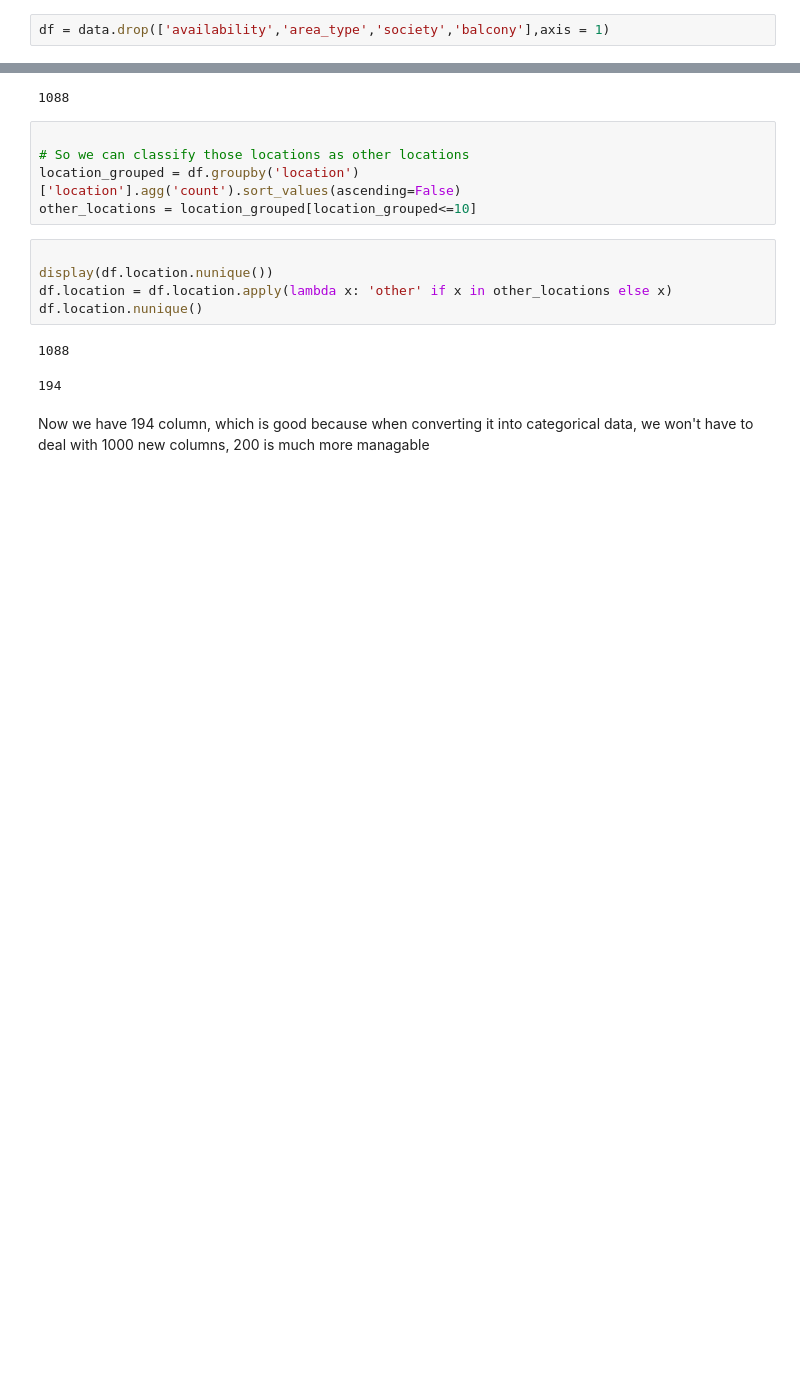
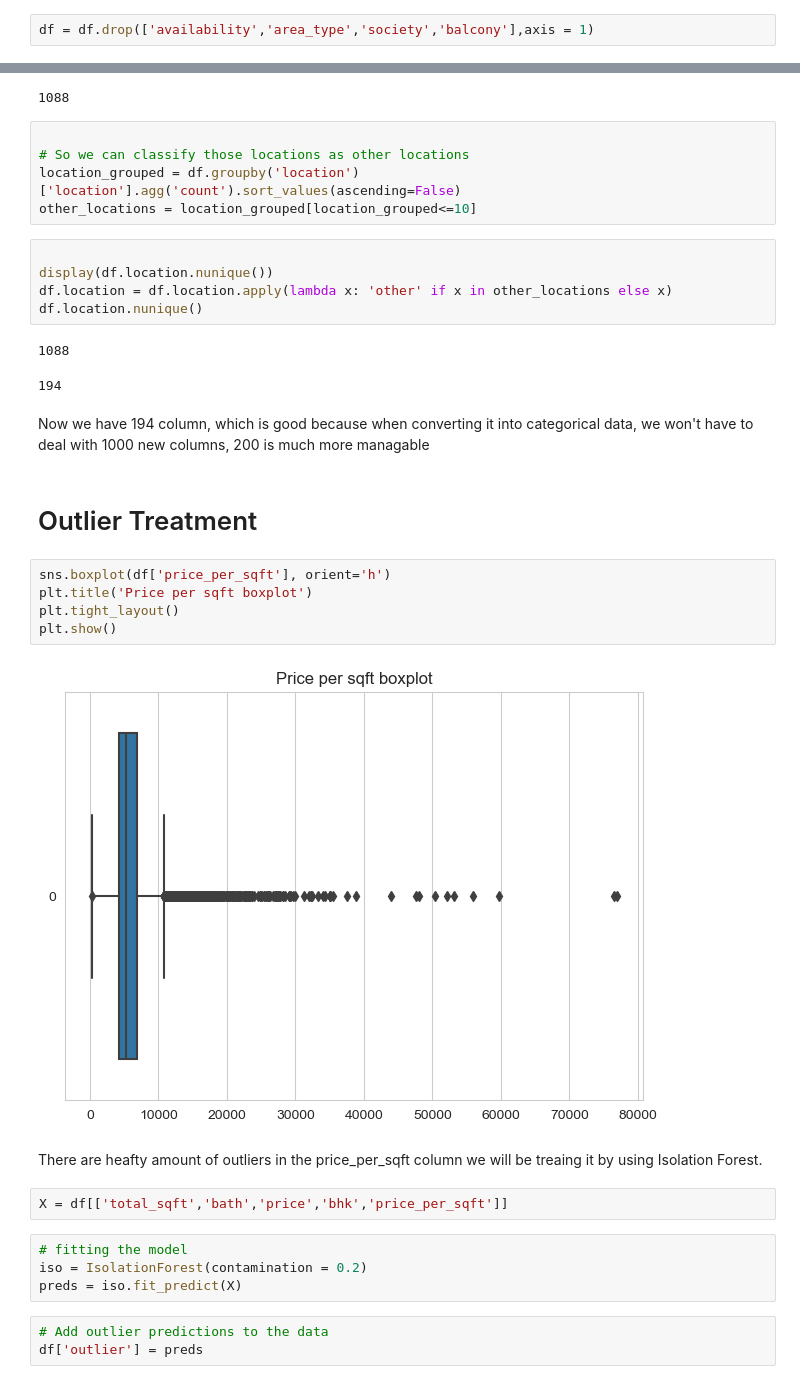
Before and after one commit to PranjalDhamane/Real-Estate-Price-Prediction, a Jupyter notebook: Python/Data_Cleaning_Preprocessing.ipynb, the cells around one changed output, grey strips where cells are left out. Cells and saved outputs as stored; diff of their text form; blank space fills up the shorter version.

Commit message:
Outlier Treament

```diff
--- a/Python/Data_Cleaning_Preprocessing.ipynb
+++ b/Python/Data_Cleaning_Preprocessing.ipynb
@@ -102,7 +102,7 @@ dtype: int64
 
 - we will be treating the other columns as required.
 # %%
-df = data.drop(['availability','area_type','society','balcony'],axis = 1)
+df = df.drop(['availability','area_type','society','balcony'],axis = 1)
 # %% [markdown]
 We will be droping the other columns missing values as they are small in number.
 # %%
@@ -264,3 +270,23 @@ df.location.nunique()
 # %% [markdown]
 
 Now we have 194 column, which is good because when converting it into categorical data, we won't have to deal with 1000 new columns, 200 is much more managable
+# %% [markdown]
+# Outlier Treatment
+# %%
+sns.boxplot(df['price_per_sqft'], orient='h')
+plt.title('Price per sqft boxplot')
+plt.tight_layout()
+plt.show()
+# %% [output]
+[figure, added]
+# %% [markdown]
+There are heafty amount of outliers in the price_per_sqft column we will be treaing it by using Isolation Forest.
+# %%
+X = df[['total_sqft','bath','price','bhk','price_per_sqft']]
+# %%
+# fitting the model
+iso = IsolationForest(contamination = 0.2)
+preds = iso.fit_predict(X)
+# %%
+# Add outlier predictions to the data
+df['outlier'] = preds
```
Also changed, not shown: parts of 23 cells of this notebook.
